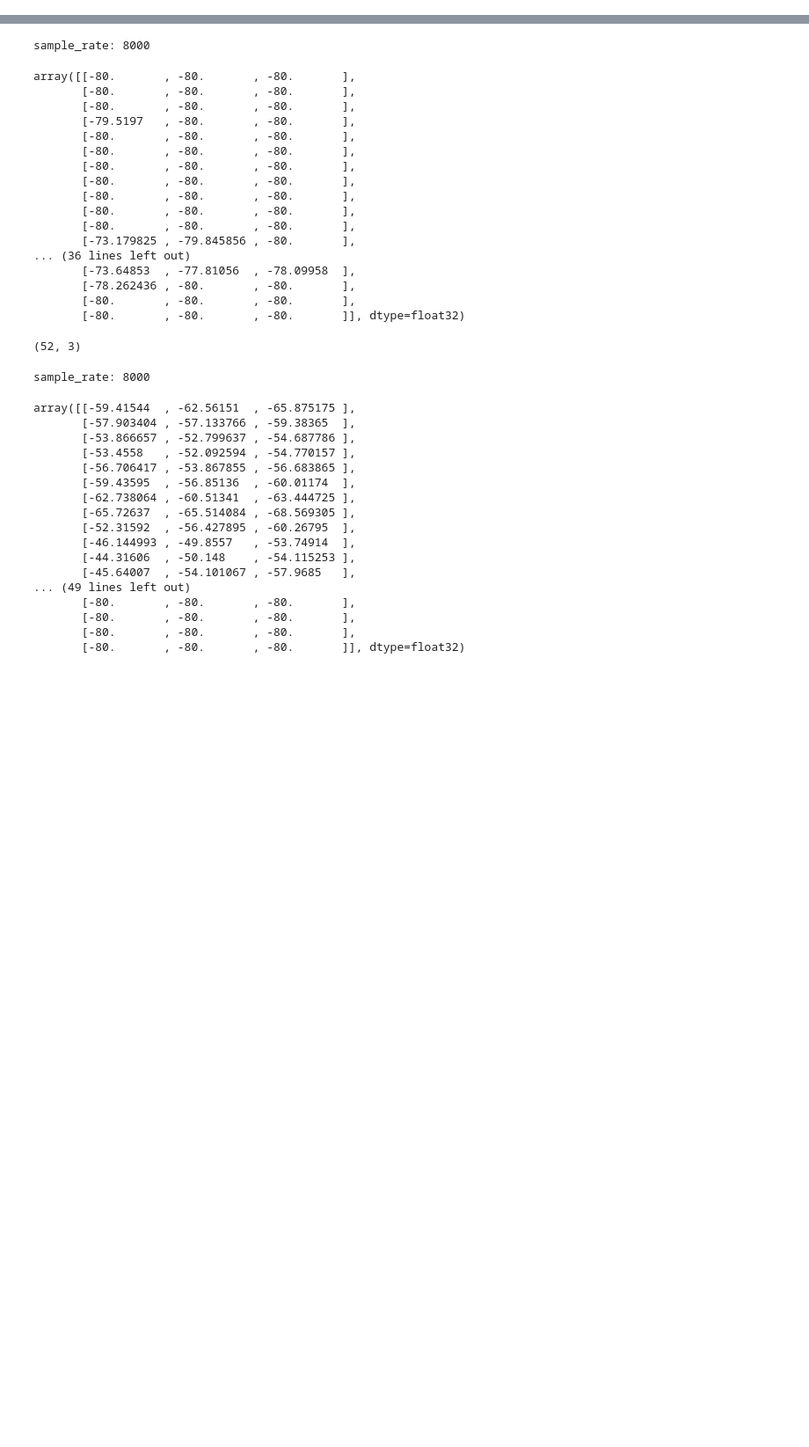
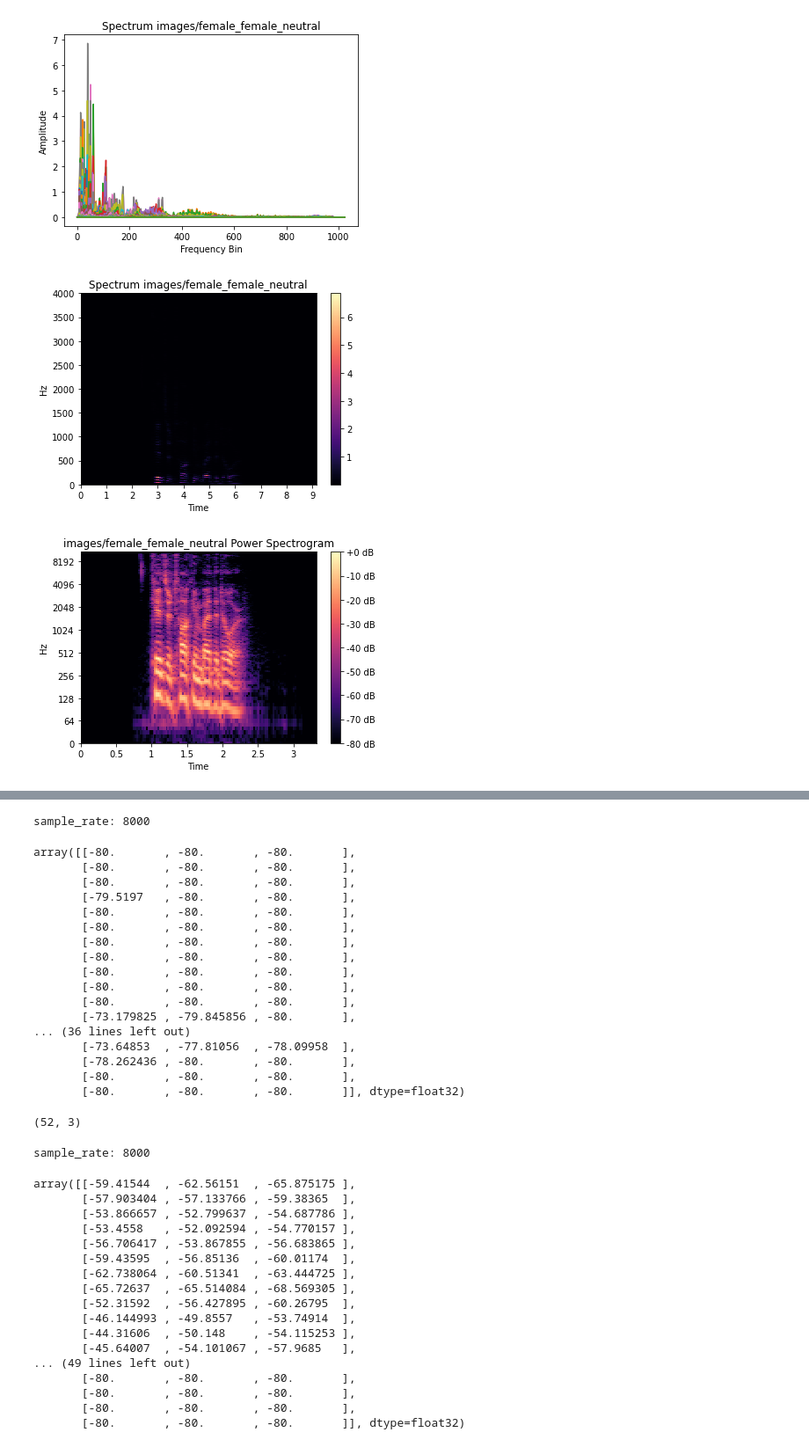
Before and after one commit to simiya/Projet-Son-Jedha, a Jupyter notebook: explore.ipynb, the cells around one changed output, grey strips where cells are left out. Shown at 88% size. Saved outputs shown, nothing was run; the diff lists cells and outputs as text; code cells hidden in the pictures; blank space fills up the shorter version.

```diff
--- a/explore.ipynb
+++ b/explore.ipynb
@@ -36,0 +37,30 @@ samples_female_angry_strong = display_waveplot(female_angry_strong_file, female_
+# %%
+def display_spectrogram(samples, filename):
+    ft = np.abs(librosa.stft(samples))
+    plt.plot(ft);
+    plt.title('Spectrum ' + filename);
+    plt.xlabel('Frequency Bin');
+    plt.ylabel('Amplitude');
+    plt.savefig(filename + '_fq_t.jpeg')
+    plt.show()
+
+ #   plt.figure(figsize=(40, 20))
+
+    librosa.display.specshow(ft, sr=sampling_rate, x_axis='time', y_axis='linear');
+    plt.title('Spectrum ' + filename);
+
+    plt.colorbar()
+    plt.savefig(filename+ '_spectrogram.jpeg')
+    plt.show()
+
+    librosa.display.specshow(librosa.amplitude_to_db(ft, ref=np.max), y_axis='log', x_axis='time')
+    plt.title(filename + ' Power Spectrogram')
+    plt.colorbar(format="%+2.0f dB")
+    plt.savefig(filename+ '_power_spectrogram.jpeg')
+    plt.show()
+# %%
+ display_spectrogram(samples_female_neutral, 'images/female_female_neutral')
+# %% [output]
+[figure, added]
+[figure, added]
+[figure, added]
```
Also changed, not shown: parts of 18 cells of this notebook, 5 other files.
